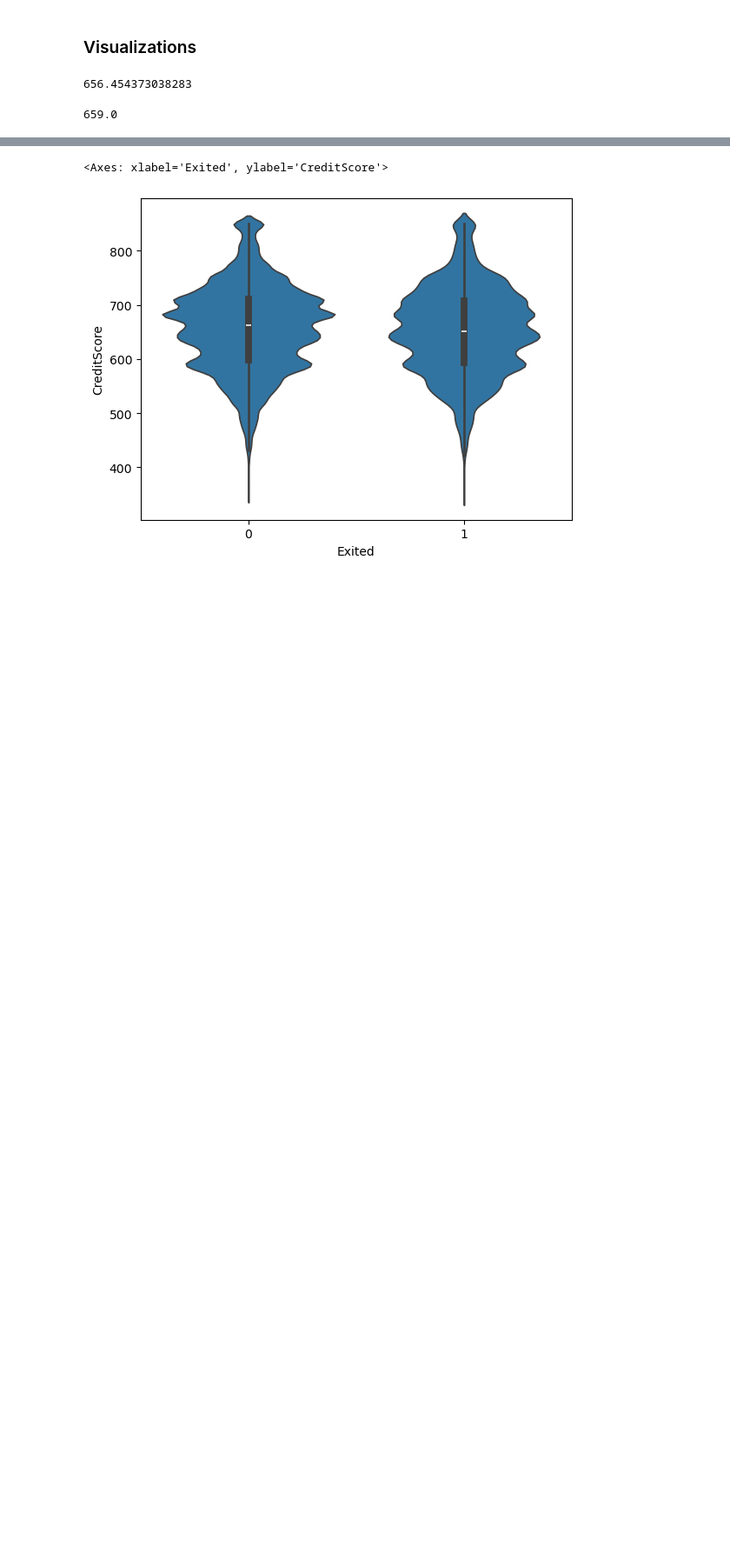
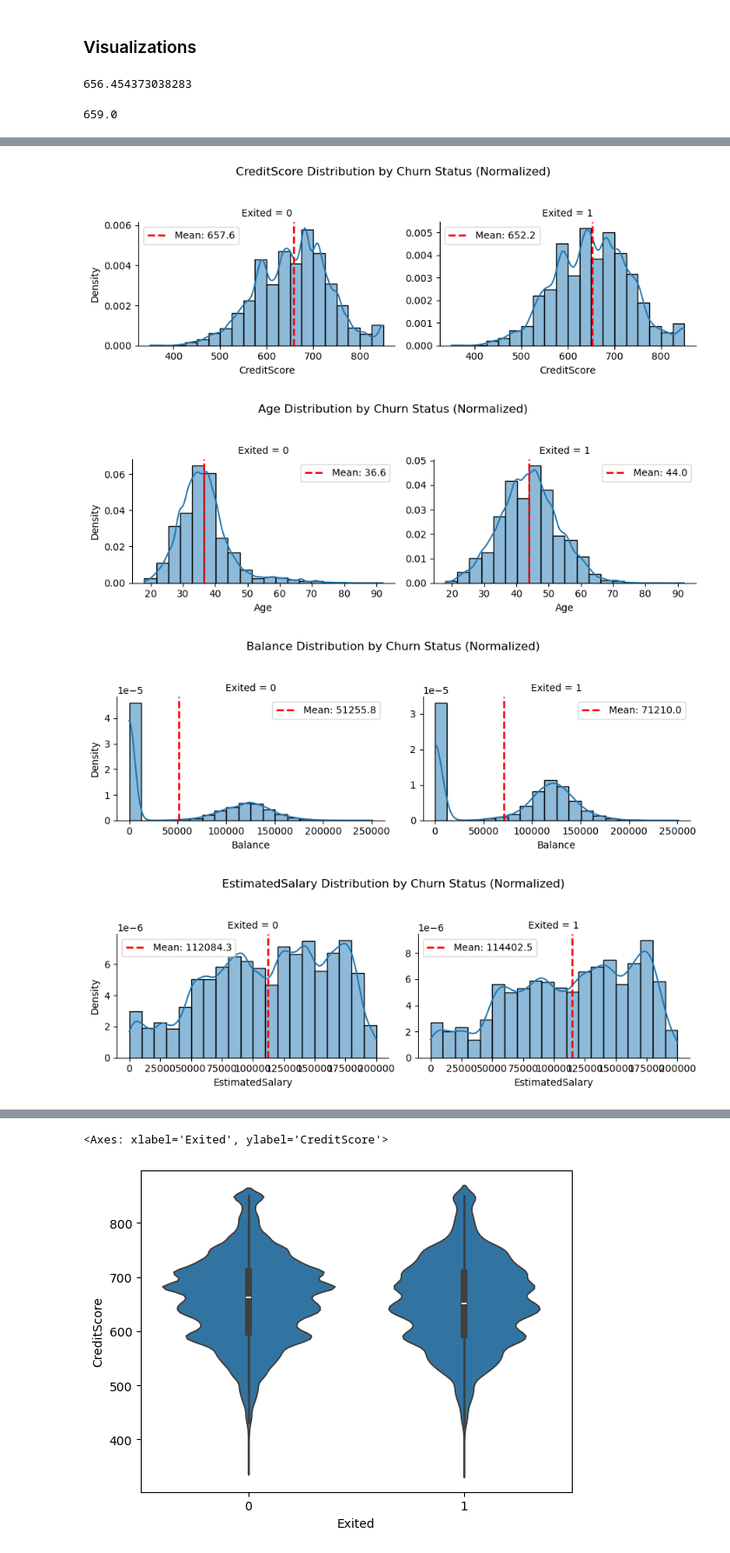
Before and after one commit to EliasOMacias/Bank_client_churn_prediction, a Jupyter notebook: Bank_churn_predictor.ipynb, the cells around one changed output, grey strips where cells are left out. Shown at 87% size. Drawn from its saved outputs; the diff is of its cells as text; code cells hidden in the pictures; blank space fills up the shorter version.

```diff
--- a/Bank_churn_predictor.ipynb
+++ b/Bank_churn_predictor.ipynb
@@ -90,0 +105,33 @@ df['CreditScore'].median()
+# %%
+
+variables = ['CreditScore', 'Age', 'Balance', 'EstimatedSalary']
+
+for var in variables:
+    # Create the facet grid
+    g = sns.displot(
+        data=df,
+        x=var,
+        col='Exited',            # Separate by churn status
+        bins=20,
+        kde=True,
+        stat='density',
+        common_norm=False,
+        facet_kws={'sharey': False},
+        height = 3,
+        aspect = 1.5
+    )
+
+    # Loop over each subplot to add mean lines and labels
+    for ax, (churn_val, sub_df) in zip(g.axes.flat, df.groupby('Exited')):
+        mean_val = sub_df[var].mean()
+        ax.axvline(mean_val, color='red', linestyle='--', linewidth=2, label=f'Mean: {mean_val:.1f}')
+        ax.legend()
+
+    g.fig.suptitle(f'{var} Distribution by Churn Status (Normalized)', y=1.05)
+    plt.tight_layout()
+    plt.show()
+# %% [output]
+[figure, added]
+[figure, added]
+[figure, added]
+[figure, added]
```
Also changed, not shown: parts of 5 cells of this notebook.
